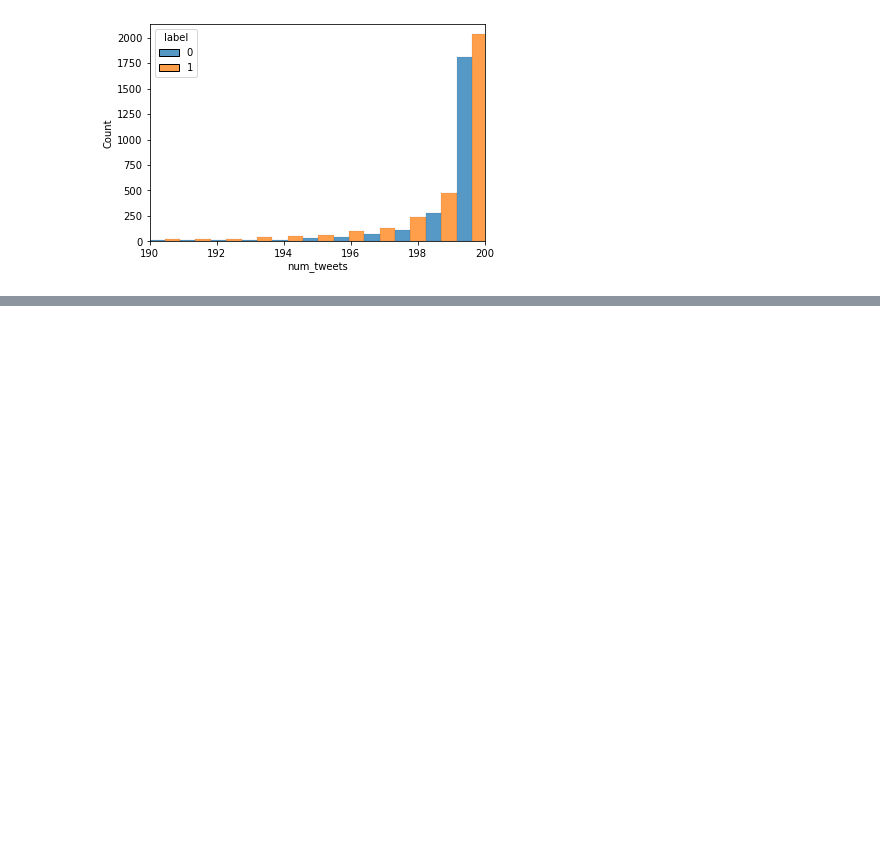
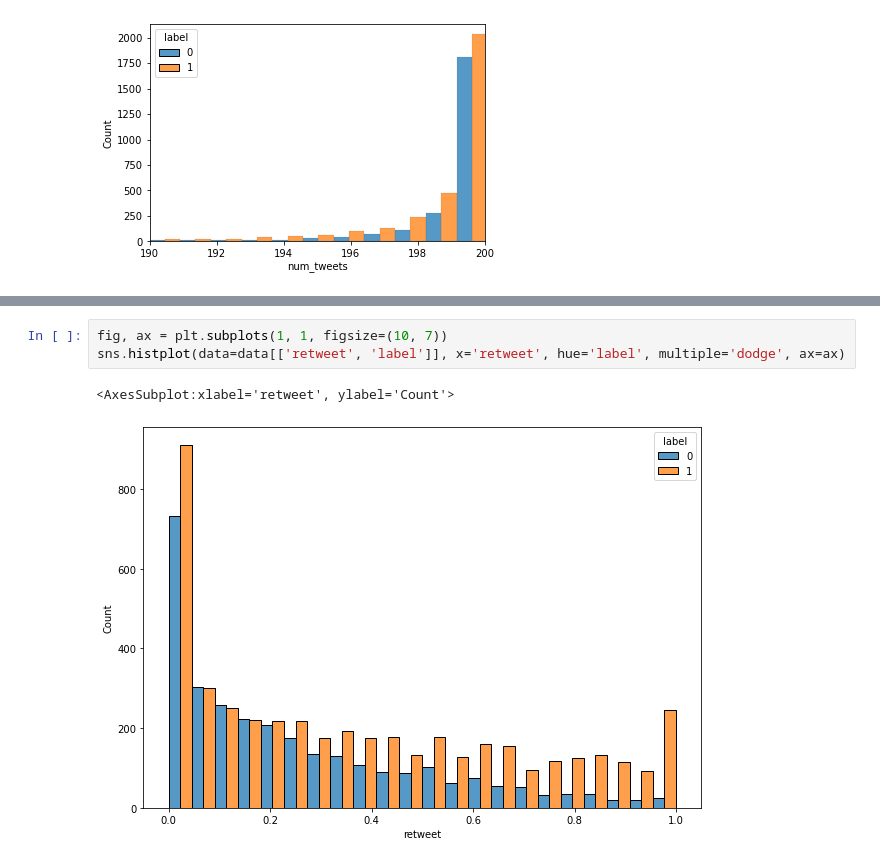
Before and after one commit to MarlonShakespeare/Milestone-2, a Jupyter notebook: dataset_eda.ipynb, the cells around one changed output, grey strips where cells are left out. Saved outputs shown, nothing was run; the diff lists cells and outputs as text; blank space fills up the shorter version.

```diff
--- a/dataset_eda.ipynb
+++ b/dataset_eda.ipynb
@@ -60,0 +65,6 @@ ax.set_xlim(190, 200)
+# %%
+fig, ax = plt.subplots(1, 1, figsize=(10, 7))
+sns.histplot(data=data[['retweet', 'label']], x='retweet', hue='label', multiple='dodge', ax=ax)
+# %% [output]
+<AxesSubplot:xlabel='retweet', ylabel='Count'>
+[figure, added]
```
Also changed, not shown: parts of 5 cells of this notebook.
